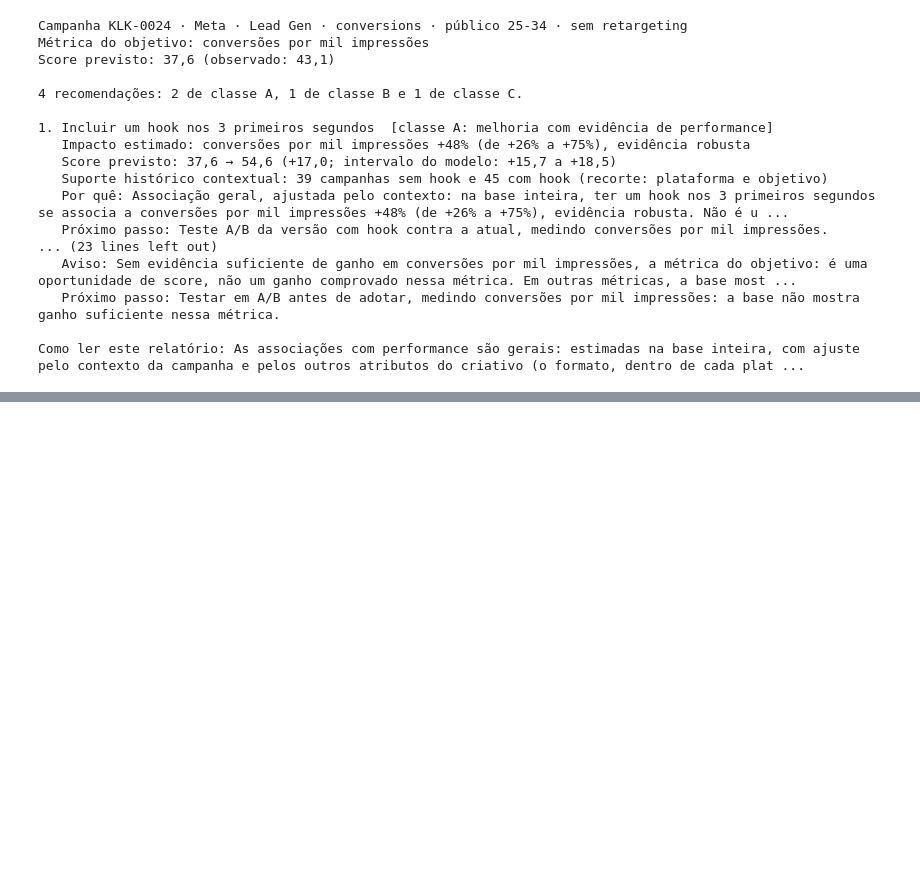
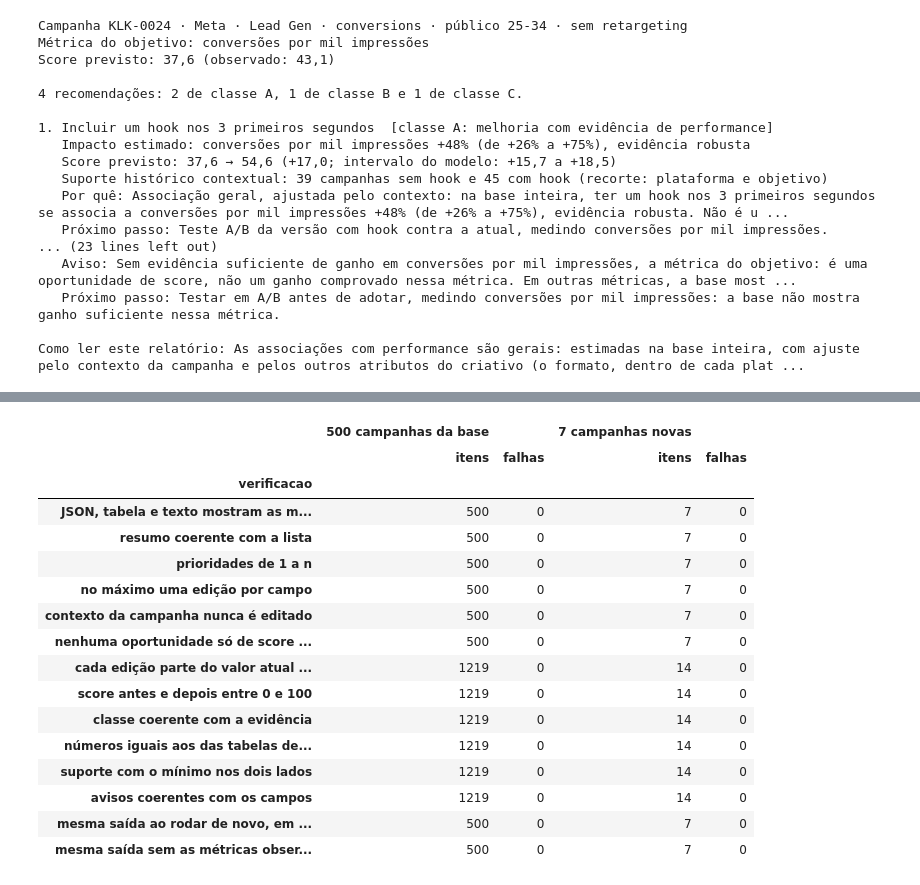
Before and after one commit to murilozgodoy/case_klike.ia, a Jupyter notebook: notebooks/04_recommendations.ipynb, the cells around one changed output, grey strips where cells are left out. Saved outputs shown, nothing was run; the diff lists cells and outputs as text; code cells hidden in the pictures; blank space fills up the shorter version.

```diff
--- a/notebooks/04_recommendations.ipynb
+++ b/notebooks/04_recommendations.ipynb
@@ -590,0 +1286,38 @@ python -m klike.recommend --arquivo examples/campanha_nova.json --json
+# %%
+new_campaigns = pd.DataFrame(
+    [
+        example,
+        complete,
+        {**complete, "format": "quadrado"},
+        {**complete, "platform": "LinkedIn", "format": "vertical"},
+        {**complete, "platform": "Meta", "format": "horizontal", "objective": "traffic"},
+        {**example, "format": "horizontal"},
+        {**example, "has_subtitle": None, "video_duration_s": None},
+    ]
+)
+checks = pd.concat(
+    {
+        "500 campanhas da base": audit(engine, cleaned),
+        f"{len(new_campaigns)} campanhas novas": audit(engine, new_campaigns),
+    },
+    axis=1,
+)
+display(checks)
+# %% [output]
+|  | 500 campanhas da base |  | 7 campanhas novas |  |
+|  | itens | falhas | itens | falhas |
+| verificacao |  |  |  |  |
+| JSON, tabela e texto mostram as m... | 500 | 0 | 7 | 0 |
+| resumo coerente com a lista | 500 | 0 | 7 | 0 |
+| prioridades de 1 a n | 500 | 0 | 7 | 0 |
+| no máximo uma edição por campo | 500 | 0 | 7 | 0 |
+| contexto da campanha nunca é editado | 500 | 0 | 7 | 0 |
+| nenhuma oportunidade só de score ... | 500 | 0 | 7 | 0 |
+| cada edição parte do valor atual ... | 1219 | 0 | 14 | 0 |
+| score antes e depois entre 0 e 100 | 1219 | 0 | 14 | 0 |
+| classe coerente com a evidência | 1219 | 0 | 14 | 0 |
+| números iguais aos das tabelas de... | 1219 | 0 | 14 | 0 |
+| suporte com o mínimo nos dois lados | 1219 | 0 | 14 | 0 |
+| avisos coerentes com os campos | 1219 | 0 | 14 | 0 |
+| mesma saída ao rodar de novo, em ... | 500 | 0 | 7 | 0 |
+| mesma saída sem as métricas obser... | 500 | 0 | 7 | 0 |
```
Also changed, not shown: parts of 31 cells of this notebook, 2 other files.
